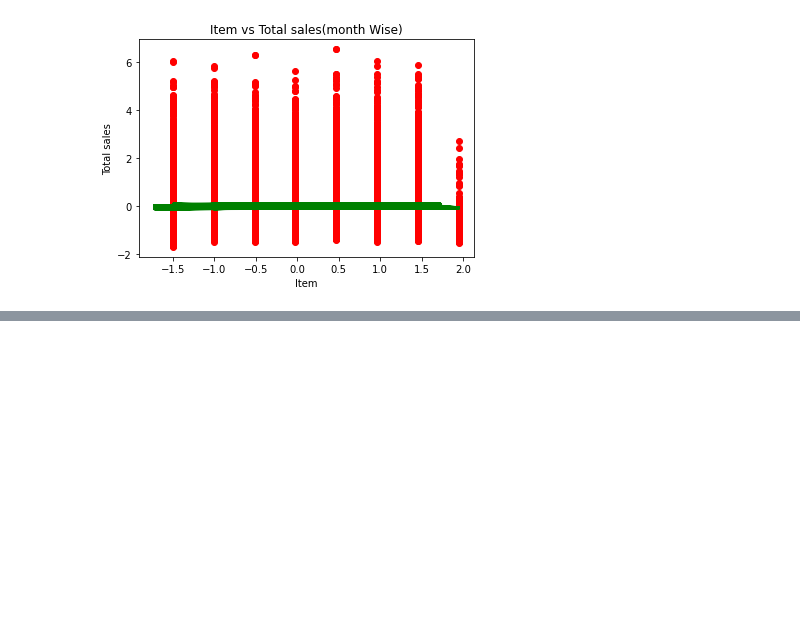
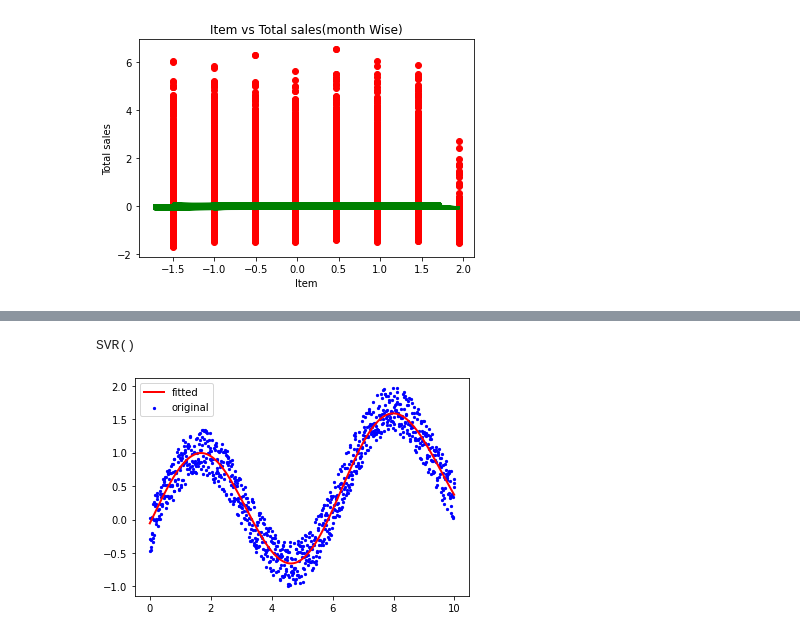
Before and after one commit to SadiaAlamChy/HDA-Tech-Learning, a Jupyter notebook: notebook/Apply_ML_Algorithm/SVM_Regression_Ecom_data.ipynb, the cells around one changed output, grey strips where cells are left out. Drawn from its saved outputs; the diff is of its cells as text; code cells hidden in the pictures; blank space fills up the shorter version.

```diff
--- a/notebook/Apply_ML_Algorithm/SVM_Regression_Ecom_data.ipynb
+++ b/notebook/Apply_ML_Algorithm/SVM_Regression_Ecom_data.ipynb
@@ -657,0 +513,14 @@ plot_by_two_xaxis(X1, Y1, X2, Y2, x_label_names,
+# %%
+svr = SVR().fit(x, y)
+print(svr)
+# %% [output]
+SVR()
+# %%
+yfit = svr.predict(x)
+# %%
+plt.scatter(x, y, s=5, color="blue", label="original")
+plt.plot(x, yfit, lw=2, color="red", label="fitted")
+plt.legend()
+plt.show()
+# %% [output]
+[figure, added]
```
Also changed, not shown: parts of 60 cells of this notebook, 3 other files.
